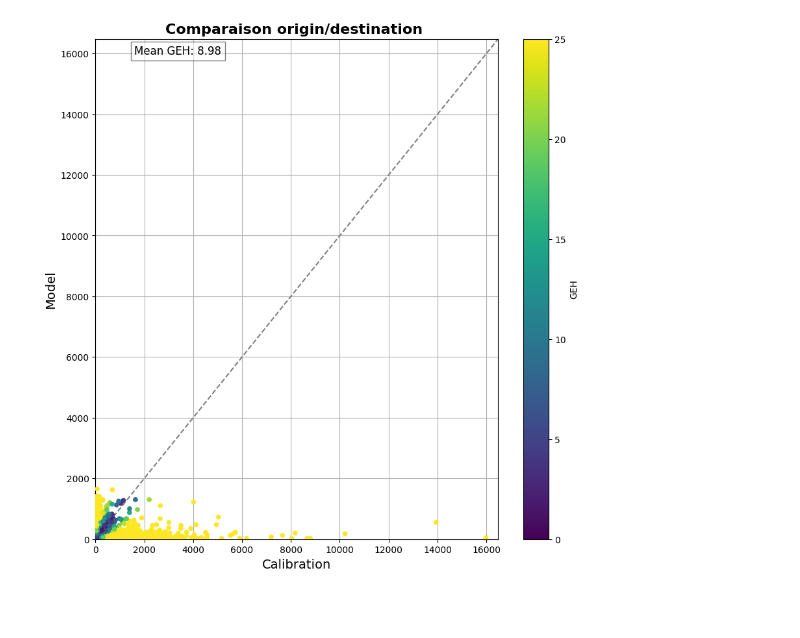
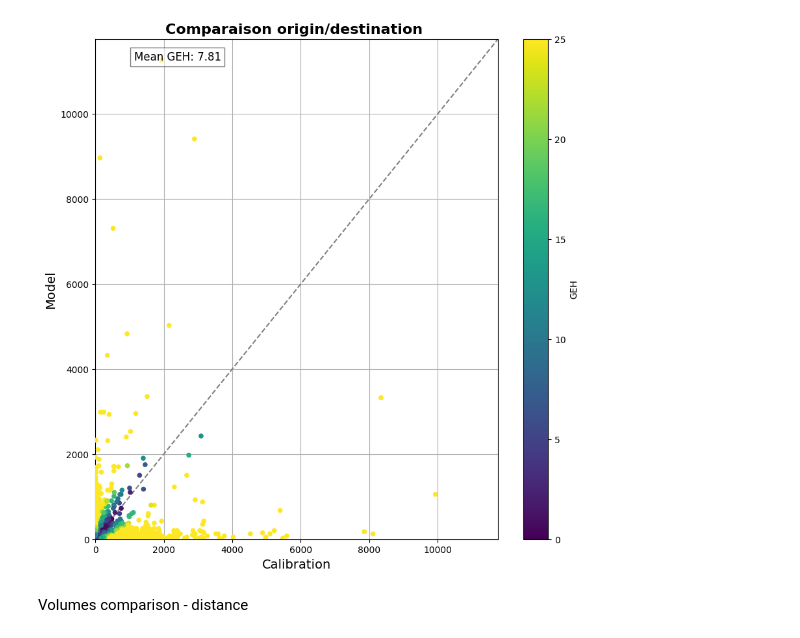
Before and after one commit to systragroup/quetzal_classic, a Jupyter notebook: notebooks/2_model/C30_calibration.ipynb, the cells around one changed output. Drawn from its saved outputs; the diff is of its cells as text; code cells hidden in the pictures; blank space fills up the shorter version.

```diff
--- a/notebooks/2_model/C30_calibration.ipynb
+++ b/notebooks/2_model/C30_calibration.ipynb
@@ -63,0 +87,5 @@ block_name_track = block_name_track.drop_duplicates(['NAME', 'GEOID20'])
+# %%
+block_name_tract['GEOID20_2'] = block_name_tract['GEOID20'].astype(str).apply(lambda x : x[0:11]).astype(float)
+block_name_tract = block_name_tract.merge(all_columns[['GEOID', 'PPAM', 'ALL_PERIOD']], left_on= 'GEOID20_2', right_on='GEOID', how='left')
+block_name_tract = block_name_tract.drop(['GEOID20_2','GEOID'], axis=1)
+block_name_tract['part_PPAM'] = block_name_tract['PPAM']/block_name_tract['ALL_PERIOD']
@@ -89,0 +126,4 @@ sm.volumes.drop_duplicates(['origin', 'destination'])
+# %%
+sm.zones_before_clustering = (sm.zones_before_clustering.groupby('NAME').apply(ratio_par_zones))#.droplevel(1)
+sm.zones_before_clustering['index'] = sm.zones_before_clustering.index
+zones = sm.zones_before_clustering
@@ -90,11 +132,18 @@ sm.volumes.drop_duplicates(['origin', 'destination'])
 # %%
-od_track= od.merge(block_name_track[['NAME', 'GEOID20', 'County']], left_on= 'w_geocode', right_on= 'GEOID20', how = 'left')
-od_track = od_track.merge(block_name_track[['NAME', 'GEOID20', 'County']],left_on= 'h_geocode', right_on= 'GEOID20', how = 'left', suffixes= ('_origin', '_destination'))
-od_track.loc[od_track['NAME_destination'].isna()]['volumes'].sum(), od_track.loc[~od_track['NAME_destination'].isna()]['volumes'].sum()
-od_track = od_track.loc[~od_track['NAME_destination'].isna()][['NAME_origin', 'NAME_destination', 'volumes', 'County_origin', 'County_destination']]
-od_track = od_track.merge(sm.zone_before_clustering[['index', 'NAME']], left_on=  'NAME_origin', right_on= 'NAME', how = 'left')
-od_track = od_track.merge(sm.zone_before_clustering[['index', 'NAME']], left_on=  'NAME_destination', right_on= 'NAME', how = 'left' , suffixes = ('_origin', '_destination'))
-od_track = od_track.drop(['NAME_origin', 'NAME_destination'], axis = 1)
-od_track = od_track.groupby(['index_origin', 'index_destination', 'County_origin', 'County_destination'], as_index=False).sum()
-od_track.rename(columns={'index_origin': 'origin', 'index_destination': 'destination'}, inplace = True)
-od_track.drop_duplicates(['origin', 'destination'])
+od_tract= od.merge(block_name_tract[['NAME', 'GEOID20', 'County','part_PPAM']], left_on= 'w_geocode', right_on= 'GEOID20', how = 'left')
+od_tract = od_tract.merge(block_name_tract[['NAME', 'GEOID20', 'County']],left_on= 'h_geocode', right_on= 'GEOID20', how = 'left', suffixes= ('_origin', '_destination'))
+od_tract = od_tract.loc[~od_tract['NAME_destination'].isna()][['NAME_origin', 'NAME_destination', 'volumes', 'County_origin', 'County_destination', 'part_PPAM']]
+od_tract = od_tract.groupby(['NAME_origin', 'NAME_destination']).agg({'volumes': 'sum', 'County_origin': 'first' , 'County_destination' : 'first', 'part_PPAM': 'first'}).reset_index()
+
+od_tract = od_tract.merge(sm.zones_before_clustering[['index', 'NAME', 'ratio']], left_on=  'NAME_origin', right_on= 'NAME', how = 'left')
+od_tract = od_tract.merge(sm.zones_before_clustering[['index', 'NAME', 'ratio']], left_on=  'NAME_destination', right_on= 'NAME', how = 'left' , suffixes = ('_origin', '_destination'))
+
+#mult ratios
+od_tract['volumes'] = od_tract['volumes']*(od_tract['ratio_origin'] * od_tract['ratio_destination']) #####
+
+#od_tract = od_tract.drop(['NAME_origin', 'NAME_destination'], axis = 1)
+
+od_zones = od_tract.groupby(['index_origin', 'index_destination' ], as_index=False).agg({'volumes': 'sum', 'part_PPAM': 'first', 'County_origin':'first', 'County_destination': 'first'} )
+od_zones.rename(columns={'index_origin': 'origin', 'index_destination': 'destination'}, inplace = True)
+od_zones['volumes_PPAM'] = od_zones['part_PPAM']*od_zones['volumes']
+#od_tract.drop_duplicates(['origin', 'destination'])
@@ -132,3 +158,6 @@ comp_volumes_macro = comp_volumes.groupby(['County_origin', 'County_destination'
 # %%
 def GEH(A, B):
     return ((2*(A-B)**2)/(A+B)).apply(math.sqrt)
+# %%
+comp_volumes = od_zones.merge(sm.volumes[['origin', 'destination','volumes']], on = ['origin', 'destination'], how= 'inner', suffixes= ('_calibration', '_model'))
+comp_volumes_macro = comp_volumes.groupby(['County_origin', 'County_destination'], as_index=False).sum()
@@ -135,30 +186,32 @@ def GEH(A, B):
 # %%
 to_plot = comp_volumes.set_index(['origin', 'destination'])
 ycol= 'volumes_model'
-xcol= 'volumes_calibration'
-to_plot['GEH'] = GEH(to_plot['volumes_model'], to_plot['volumes_calibration'])
+xcol= 'volumes_PPAM'
+to_plot['GEH'] = GEH(to_plot['volumes_model'], to_plot['volumes_PPAM'])
 ax =  to_plot.plot.scatter(x=xcol, y=ycol, c='GEH', figsize=[10, 10], zorder=3, cmap='viridis', vmin=0, vmax=25)
 
 stats = True
 if stats:
     meanGEH = to_plot['GEH'].mean()
-    mvol = to_plot[['volumes_model','volumes_calibration']].max().max()
+    mvol = to_plot[['volumes_model','volumes_PPAM']].max().max()
     plt.text(0.1*mvol, mvol,
                         'Mean GEH: {e}'.format(e=np.round(meanGEH, 2)), fontsize = 12,
                         bbox = dict(facecolor = 'white', alpha = 0.5))
 
 t = np.arange(0., max(to_plot[xcol].max(),to_plot[ycol].max()) +500, 1)
 plt.plot(t,t,linestyle='--',color="Grey", zorder=2)
 plt.xlim([0., max(to_plot[xcol].max(),to_plot[ycol].max())+500])
 plt.ylim([0., max(to_plot[xcol].max(),to_plot[ycol].max())+500])
 plt.ylabel('Model', fontsize=14)
 plt.xlabel('Calibration', fontsize=14)
 ax.grid(axis='both', zorder=3)
 plt.title('Comparaison origin/destination ', loc='center', fontsize=16, fontweight="bold")
 fig = ax.get_figure()
 #fig.savefig('../../outputs/plot/%s/%s/%s.png' % (scenario+'_'+period_s,zone, 'boardings_bus'), bbox_inches='tight', dpi=150)
 # %% [output]
-[figure, old version]
+[figure, new version]
+# %% [markdown]
+Volumes comparison - distance
 # %%
 def round_up(n, decimals=0):
     multiplier = 10**decimals
```
Also changed, not shown: parts of 48 cells of this notebook, 5 other files.
